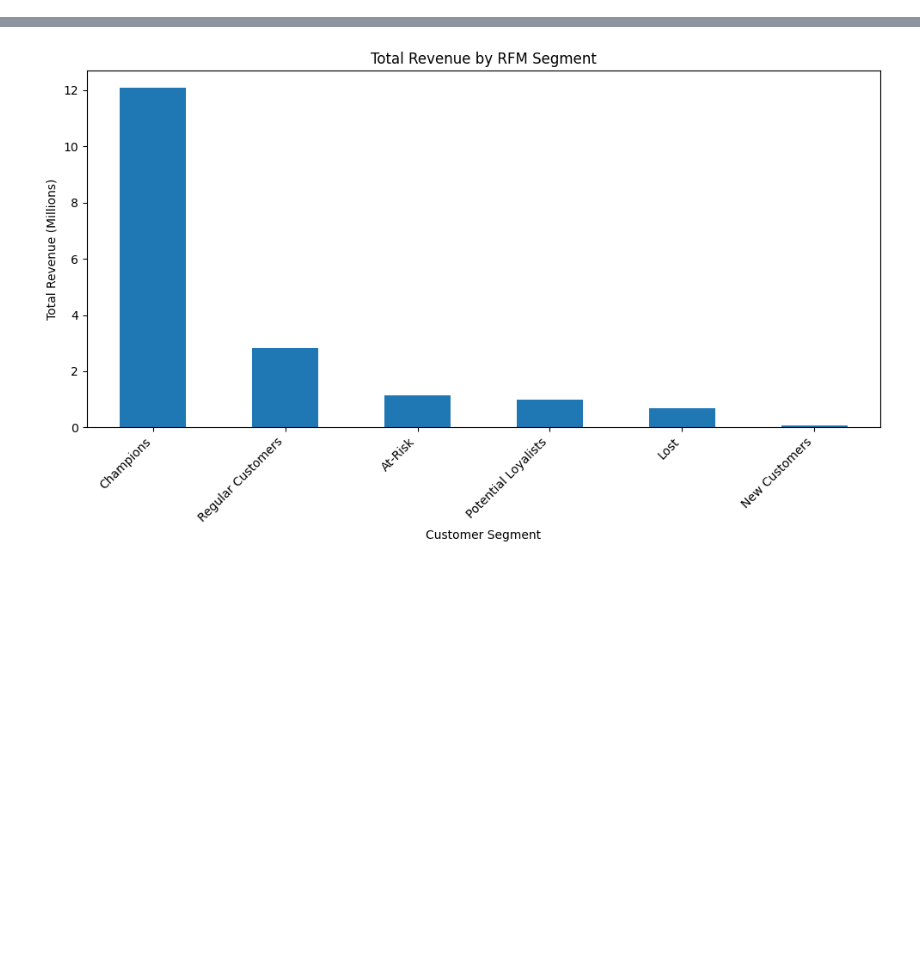
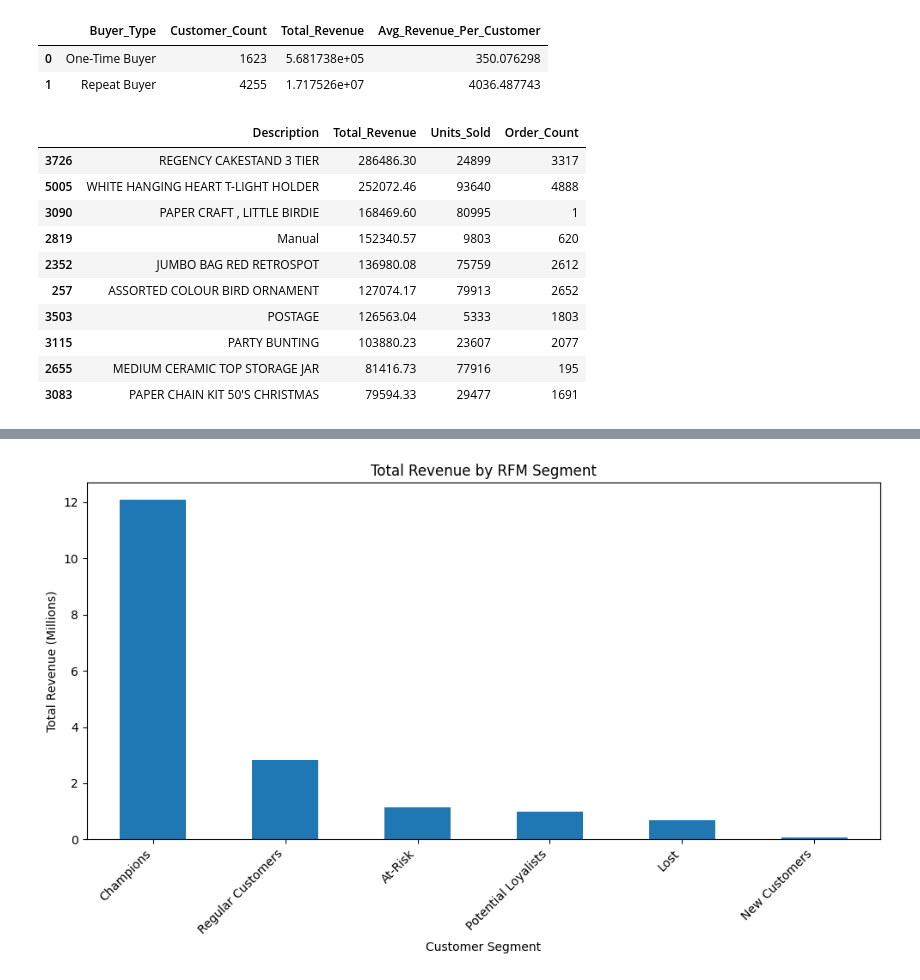
Before and after one commit to fq7314/E-commerce-Customer-Analytics, a Jupyter notebook: notebooks/01_rfm_segmentation.ipynb, the cells around one changed output, grey strips where cells are left out. Cells and saved outputs as stored; diff of their text form; code cells hidden in the pictures; blank space fills up the shorter version.

```diff
--- a/notebooks/01_rfm_segmentation.ipynb
+++ b/notebooks/01_rfm_segmentation.ipynb
@@ -0,0 +33,63 @@
+# %%
+# One-time buyer vs repeat buyer summary for Tableau
+
+customer_orders = (
+    df.groupby("CustomerID")
+    .agg(
+        Order_Count=("Invoice", "nunique"),
+        Total_Revenue=("Revenue", "sum")
+    )
+    .reset_index()
+)
+
+customer_orders["Buyer_Type"] = customer_orders["Order_Count"].apply(
+    lambda x: "One-Time Buyer" if x == 1 else "Repeat Buyer"
+)
+
+buyer_type_summary = (
+    customer_orders.groupby("Buyer_Type")
+    .agg(
+        Customer_Count=("CustomerID", "count"),
+        Total_Revenue=("Total_Revenue", "sum"),
+        Avg_Revenue_Per_Customer=("Total_Revenue", "mean")
+    )
+    .reset_index()
+)
+
+buyer_type_summary.to_csv(tableau_path / "buyer_type_summary.csv", index=False)
+
+buyer_type_summary
+# %% [output]
+|  | Buyer_Type | Customer_Count | Total_Revenue | Avg_Revenue_Per_Customer |
+| 0 | One-Time Buyer | 1623 | 5.681738e+05 | 350.076298 |
+| 1 | Repeat Buyer | 4255 | 1.717526e+07 | 4036.487743 |
+# %%
+# Top products by revenue for Tableau
+
+top_products = (
+    df.groupby("Description")
+    .agg(
+        Total_Revenue=("Revenue", "sum"),
+        Units_Sold=("Quantity", "sum"),
+        Order_Count=("Invoice", "nunique")
+    )
+    .reset_index()
+    .sort_values("Total_Revenue", ascending=False)
+    .head(10)
+)
+
+top_products.to_csv(tableau_path / "top_products.csv", index=False)
+
+top_products
+# %% [output]
+|  | Description | Total_Revenue | Units_Sold | Order_Count |
+| 3726 | REGENCY CAKESTAND 3 TIER | 286486.30 | 24899 | 3317 |
+| 5005 | WHITE HANGING HEART T-LIGHT HOLDER | 252072.46 | 93640 | 4888 |
+| 3090 | PAPER CRAFT , LITTLE BIRDIE | 168469.60 | 80995 | 1 |
+| 2819 | Manual | 152340.57 | 9803 | 620 |
+| 2352 | JUMBO BAG RED RETROSPOT | 136980.08 | 75759 | 2612 |
+| 257 | ASSORTED COLOUR BIRD ORNAMENT | 127074.17 | 79913 | 2652 |
+| 3503 | POSTAGE | 126563.04 | 5333 | 1803 |
+| 3115 | PARTY BUNTING | 103880.23 | 23607 | 2077 |
+| 2655 | MEDIUM CERAMIC TOP STORAGE JAR | 81416.73 | 77916 | 195 |
+| 3083 | PAPER CHAIN KIT 50'S CHRISTMAS | 79594.33 | 29477 | 1691 |
```
Also changed, not shown: parts of 4 cells of this notebook.
